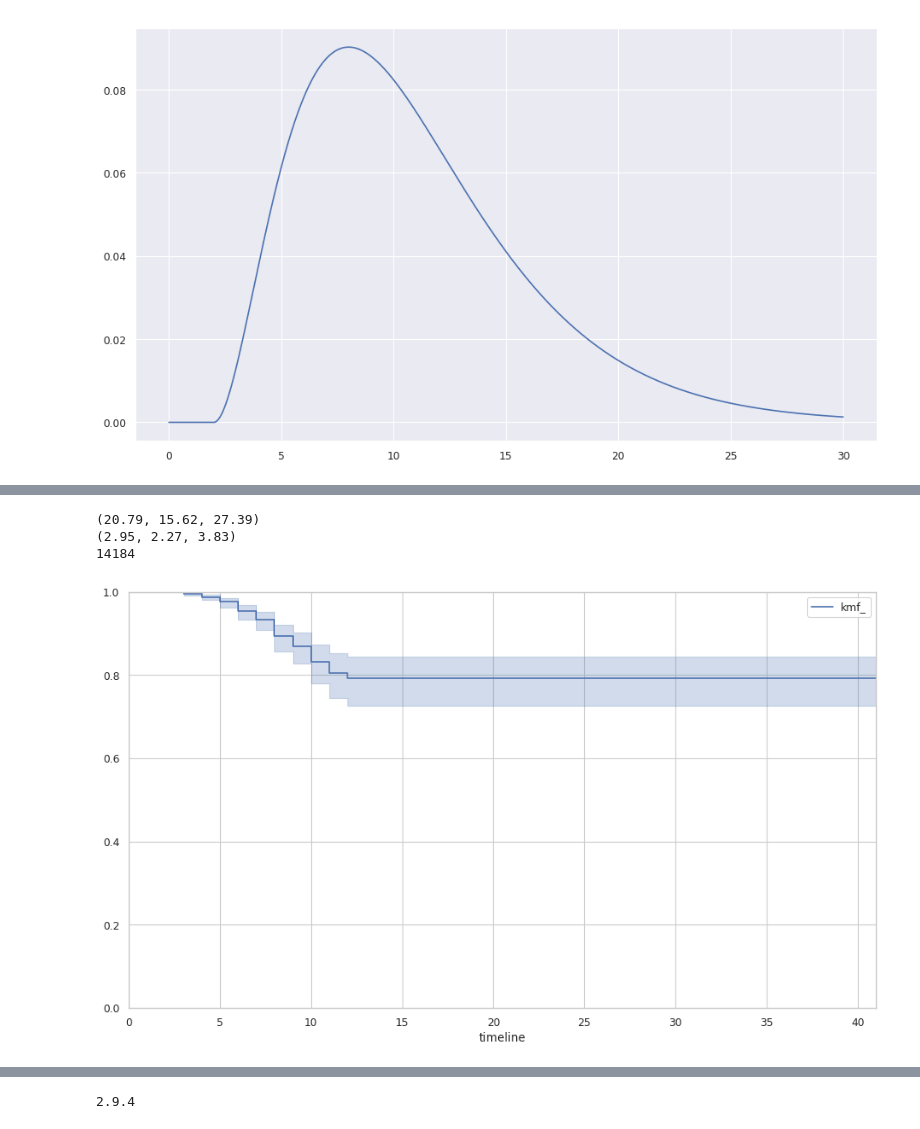
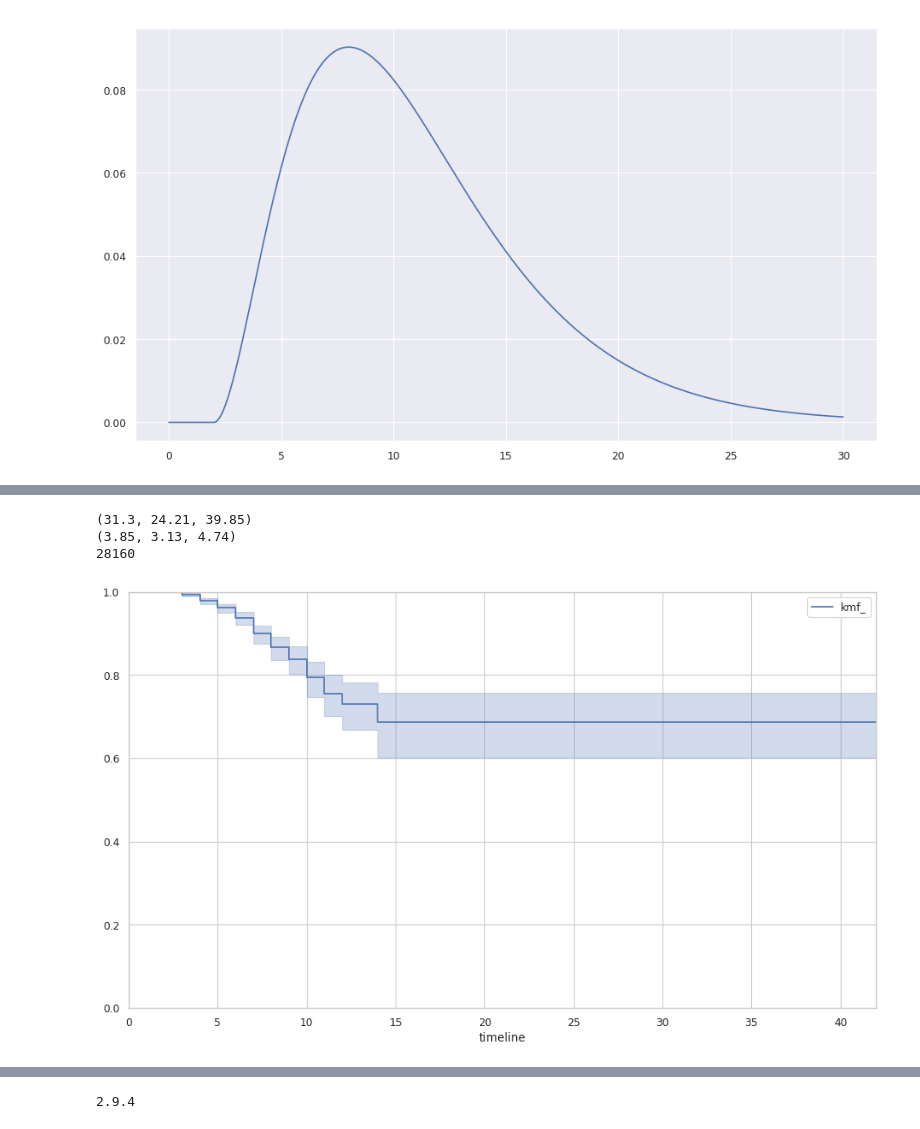
Before and after one commit to cs224/covid-19-data-analysis, a Jupyter notebook: covid-19-survival.ipynb, the cells around one changed output, grey strips where cells are left out. Drawn from its saved outputs; the diff is of its cells as text; code cells hidden in the pictures.

```diff
--- a/covid-19-survival.ipynb
+++ b/covid-19-survival.ipynb
@@ -194,17 +194,17 @@ france_mortality_analysis.df.tail()
 # %%
 spain_mortality_analysis = covid19.MortalityAnalysis('Spain')
 spain_mortality_analysis.fit()
-spain_mortality_analysis2 = covid19.MortalityAnalysis('Spain', first_date=pd.to_datetime('2020-03-03'), init_add=400, mult=4.0)
+spain_mortality_analysis2 = covid19.MortalityAnalysis('Spain', first_date=pd.to_datetime('2020-03-03'), init_add=400, mult=5.0)
 spain_mortality_analysis2.fit()
 print(spain_mortality_analysis.death_rate())
 print(spain_mortality_analysis2.death_rate())
 print(spain_mortality_analysis2.prepend_df['confirmed'].iloc[-1])
 spain_mortality_analysis.plot()
 # %% [output]
-(20.79, 15.62, 27.39)
-(2.95, 2.27, 3.83)
-14184
+(31.3, 24.21, 39.85)
+(3.85, 3.13, 4.74)
+28160
-[figure, old version]
+[figure, new version]
 # %%
 spain_mortality_analysis.df.tail()
 # %% [output]
```
Also changed, not shown: parts of 15 cells of this notebook, 2 other files.
